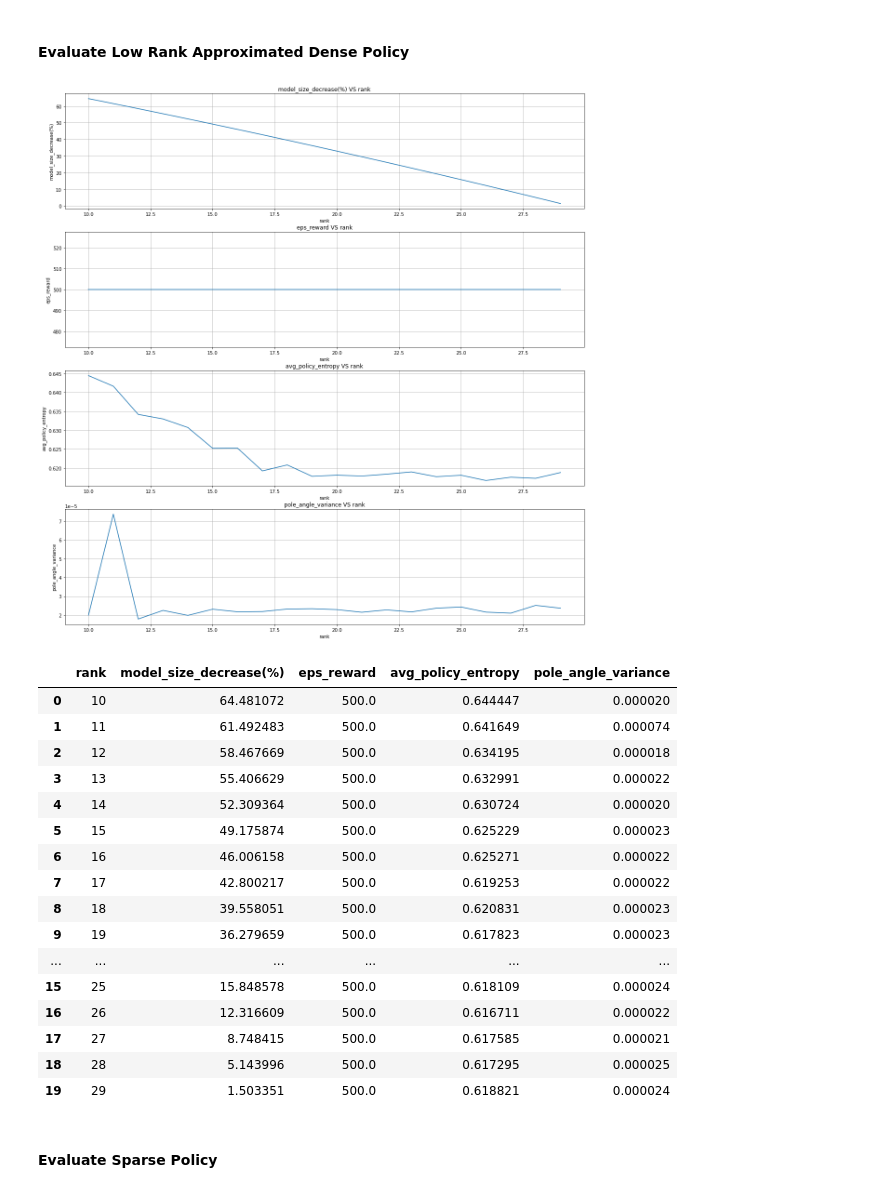
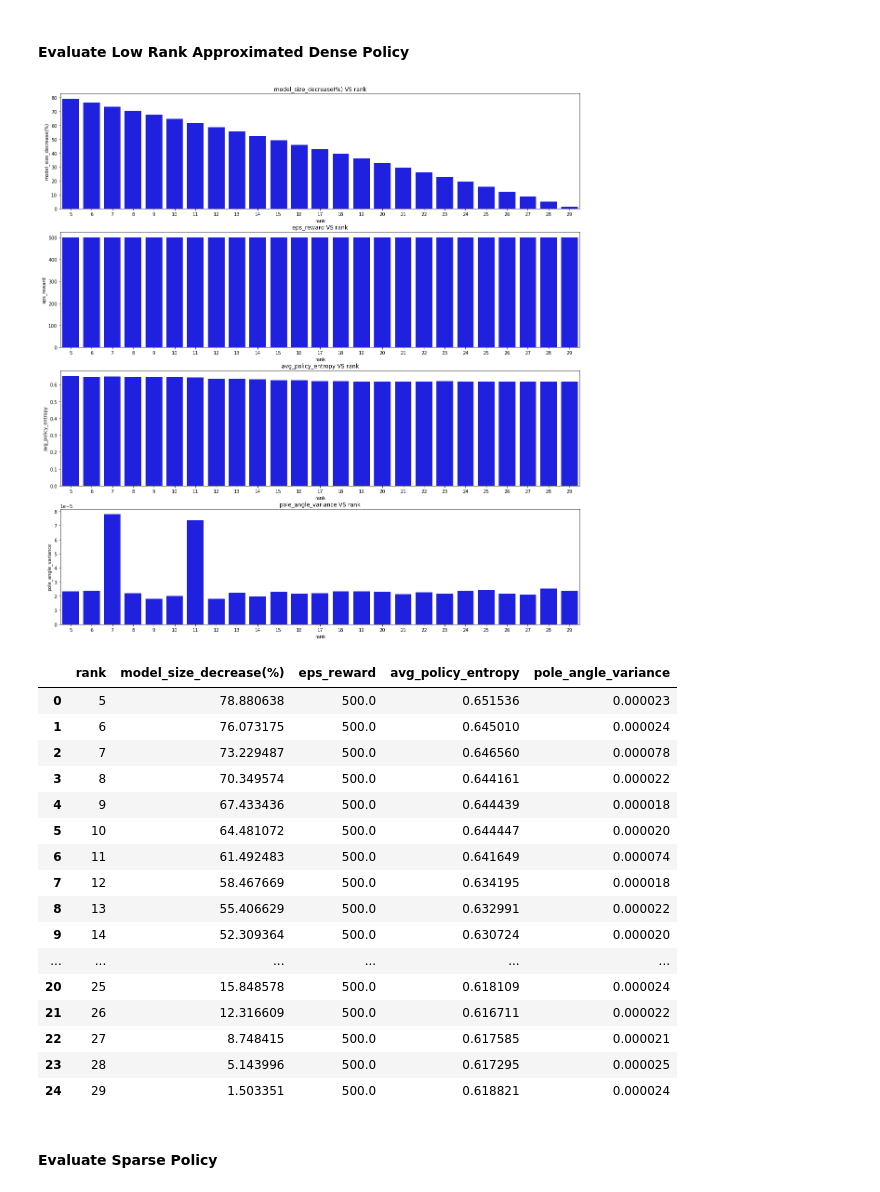
Before and after one commit to ches-001/Reinforcement-Learning-Policy-Sparsification-and-Decomposition, a Jupyter notebook: svd_dqn_policy.ipynb, the cells around one changed output. Cells and saved outputs as stored; diff of their text form; code cells hidden in the pictures.

```diff
--- a/svd_dqn_policy.ipynb
+++ b/svd_dqn_policy.ipynb
@@ -18,7 +18,10 @@ env = gym.make("CartPole-v1", render_mode="human")
 observation_space = env.observation_space._shape[0]
 action_space = env.action_space.n
 hidden_size = 128
-ranks = range(10, 30)
+ranks = range(5, 30)
+
+results_dir = "decomposition_results"
+os.makedirs(results_dir, exist_ok=True)
 # %% [markdown]
 # Low Rank Approximation of DQN Policies
 # %% [markdown]
@@ -158,43 +163,44 @@ Pole angle variance of policy: 2.31e-05 rads
 # %%
 result = dict()
 result["rank"] = []
 result["model_size_decrease(%)"] = []
 result["eps_reward"] = []
 result["avg_policy_entropy"] = []
 result["pole_angle_variance"] = []
 
 for rank in tqdm(ranks):
     lra_dense_policy_agent, p = low_rank_approximate_policy(dense_policy_agent, rank)
     eps_reward, avg_policy_entropy, pole_angle_variance = run_evaluation(lra_dense_policy_agent, verbose=False)
 
     result["rank"].append(rank)
     result["model_size_decrease(%)"].append(p*100)
     result["eps_reward"].append(eps_reward)
     result["avg_policy_entropy"].append(avg_policy_entropy)
     result["pole_angle_variance"].append(pole_angle_variance)
 
 result = pd.DataFrame(result)
-plot_result_dataframe(result, x_axis="rank")
+plot_result_dataframe(result, x_axis="rank", plot_type="bar")
+result.to_csv(os.path.join(results_dir, "PPO_dense_policy_decomposition.csv"), index=False)
 result
 # %% [output]
-[figure, old version]
+[figure, new version]
 |  | rank | model_size_decrease(%) | eps_reward | avg_policy_entropy | pole_angle_variance |
-| 0 | 10 | 64.481072 | 500.0 | 0.644447 | 0.000020 |
-| 1 | 11 | 61.492483 | 500.0 | 0.641649 | 0.000074 |
-| 2 | 12 | 58.467669 | 500.0 | 0.634195 | 0.000018 |
-| 3 | 13 | 55.406629 | 500.0 | 0.632991 | 0.000022 |
-| 4 | 14 | 52.309364 | 500.0 | 0.630724 | 0.000020 |
-| 5 | 15 | 49.175874 | 500.0 | 0.625229 | 0.000023 |
-| 6 | 16 | 46.006158 | 500.0 | 0.625271 | 0.000022 |
-| 7 | 17 | 42.800217 | 500.0 | 0.619253 | 0.000022 |
-| 8 | 18 | 39.558051 | 500.0 | 0.620831 | 0.000023 |
-| 9 | 19 | 36.279659 | 500.0 | 0.617823 | 0.000023 |
+| 0 | 5 | 78.880638 | 500.0 | 0.651536 | 0.000023 |
+| 1 | 6 | 76.073175 | 500.0 | 0.645010 | 0.000024 |
+| 2 | 7 | 73.229487 | 500.0 | 0.646560 | 0.000078 |
+| 3 | 8 | 70.349574 | 500.0 | 0.644161 | 0.000022 |
+| 4 | 9 | 67.433436 | 500.0 | 0.644439 | 0.000018 |
+| 5 | 10 | 64.481072 | 500.0 | 0.644447 | 0.000020 |
+| 6 | 11 | 61.492483 | 500.0 | 0.641649 | 0.000074 |
+| 7 | 12 | 58.467669 | 500.0 | 0.634195 | 0.000018 |
+| 8 | 13 | 55.406629 | 500.0 | 0.632991 | 0.000022 |
+| 9 | 14 | 52.309364 | 500.0 | 0.630724 | 0.000020 |
 | ... | ... | ... | ... | ... | ... |
-| 15 | 25 | 15.848578 | 500.0 | 0.618109 | 0.000024 |
-| 16 | 26 | 12.316609 | 500.0 | 0.616711 | 0.000022 |
-| 17 | 27 | 8.748415 | 500.0 | 0.617585 | 0.000021 |
-| 18 | 28 | 5.143996 | 500.0 | 0.617295 | 0.000025 |
-| 19 | 29 | 1.503351 | 500.0 | 0.618821 | 0.000024 |
+| 20 | 25 | 15.848578 | 500.0 | 0.618109 | 0.000024 |
+| 21 | 26 | 12.316609 | 500.0 | 0.616711 | 0.000022 |
+| 22 | 27 | 8.748415 | 500.0 | 0.617585 | 0.000021 |
+| 23 | 28 | 5.143996 | 500.0 | 0.617295 | 0.000025 |
+| 24 | 29 | 1.503351 | 500.0 | 0.618821 | 0.000024 |
 # %% [markdown]
 #### **Evaluate Sparse Policy**
 # %%
```
Also changed, not shown: parts of 3 cells of this notebook, 6 other files.
